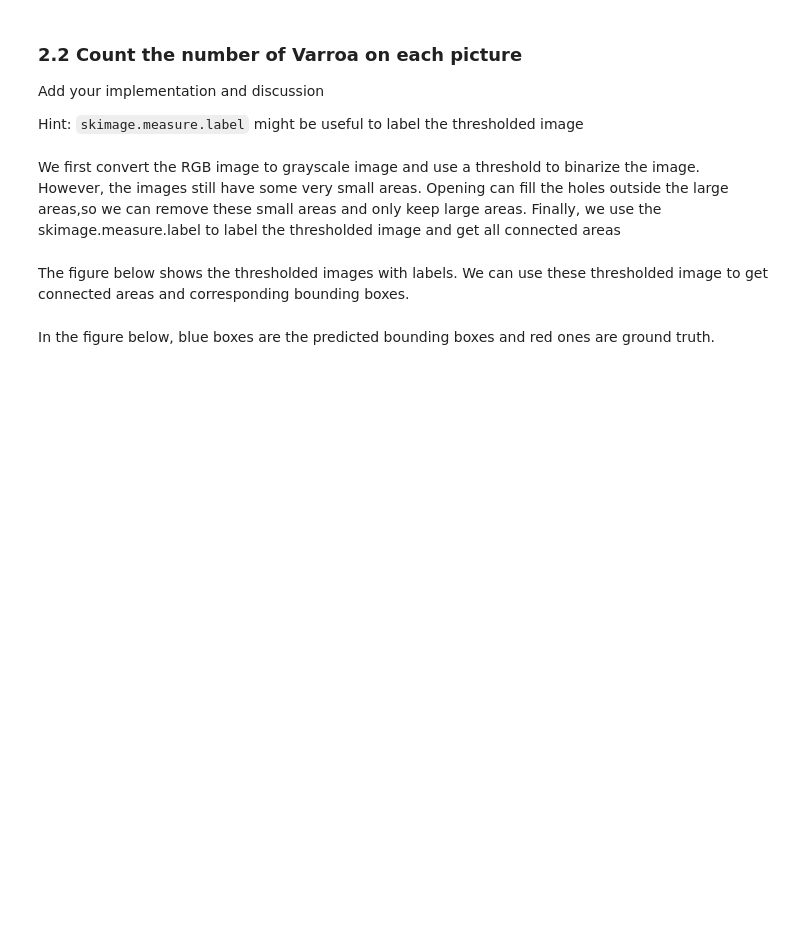
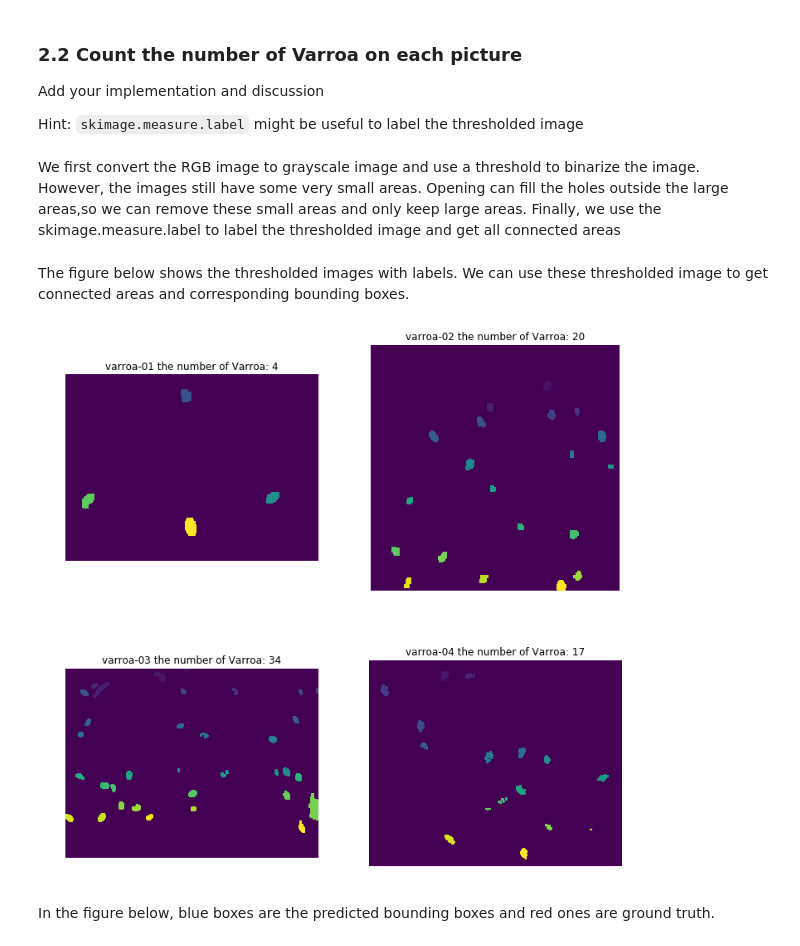
Before and after one commit to zhaodongsun/image_analysis_pattern_recognition, a Jupyter notebook: labs/lab_01_segmentation_final.ipynb, the cells around one changed output. Drawn from its saved outputs; the diff is of its cells as text; code cells hidden in the pictures; blank space fills up the shorter version.

```diff
--- a/labs/lab_01_segmentation_final.ipynb
+++ b/labs/lab_01_segmentation_final.ipynb
@@ -530,12 +544,15 @@ The figure below shows the thresholded images with labels. We can use these thre
 # %%
 # Plot images
 fig, axes = plt.subplots(2, 2, figsize=(12, 12))
 for ax, im, nm, annotations in zip(axes.ravel(), ic, im_names, annotations_xmls):
     # Iterate over annotations
     num, label_img = count_varroa(im)
     ax.imshow(label_img)
     ax.set_title(nm+' the number of Varroa: %d'%(num))
+    ax.axis('off')
 plt.show()
+# %% [output]
+[figure, added]
 # %% [markdown]
  In the figure below, blue boxes are the predicted bounding boxes and red ones are ground truth.
 # %%
```
Also changed, not shown: parts of 19 cells of this notebook.
